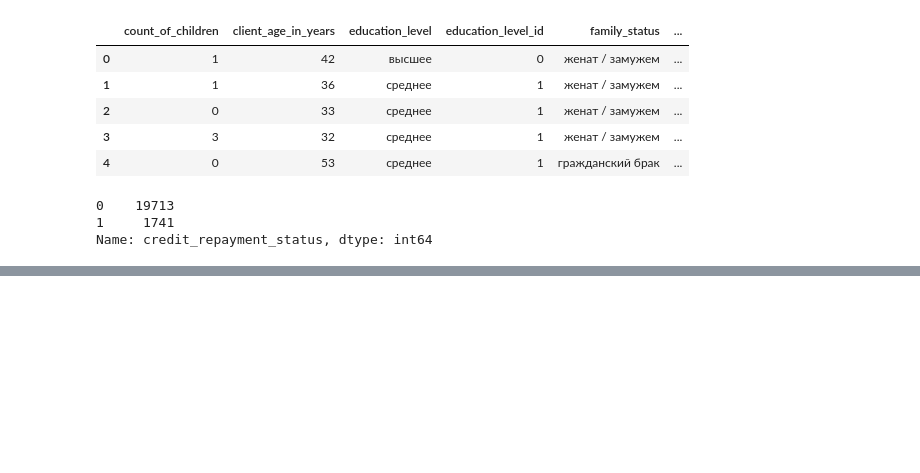
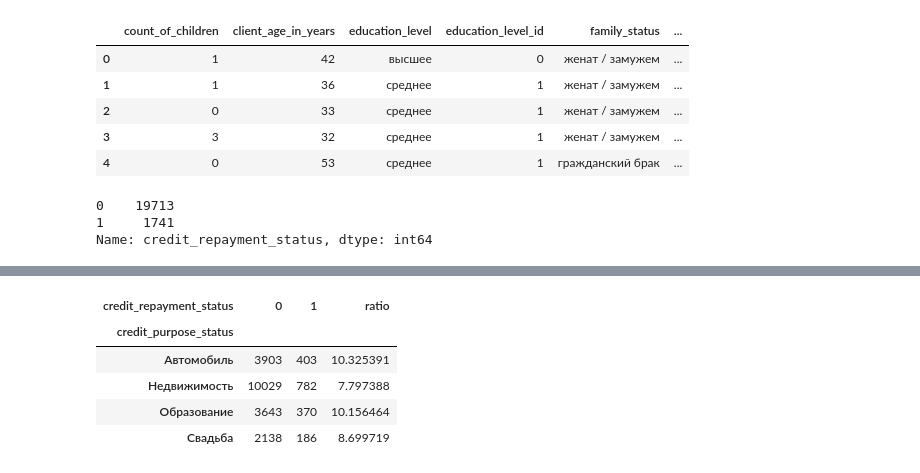
Before and after one commit to Bakytzhann/Data-Analysis, a Jupyter notebook: Credit_Scoring(Data_Preprocessing).ipynb, the cells around one changed output, grey strips where cells are left out. Cells and saved outputs as stored; diff of their text form; code cells hidden in the pictures; blank space fills up the shorter version.

```diff
--- a/Credit_Scoring(Data_Preprocessing).ipynb
+++ b/Credit_Scoring(Data_Preprocessing).ipynb
@@ -466,0 +599,11 @@ Name: credit_repayment_status, dtype: int64
+# %%
+credit_purpose_pivot = credit_df.pivot_table(index=['credit_purpose_status'], columns=['credit_repayment_status'], values='education_level_id', aggfunc='count')
+credit_purpose_pivot['ratio'] = credit_purpose_pivot[1] / credit_purpose_pivot[0] * 100
+credit_purpose_pivot
+# %% [output]
+| credit_repayment_status | 0 | 1 | ratio |
+| credit_purpose_status |  |  |  |
+| Автомобиль | 3903 | 403 | 10.325391 |
+| Недвижимость | 10029 | 782 | 7.797388 |
+| Образование | 3643 | 370 | 10.156464 |
+| Свадьба | 2138 | 186 | 8.699719 |
```
Also changed, not shown: parts of 31 cells of this notebook.
